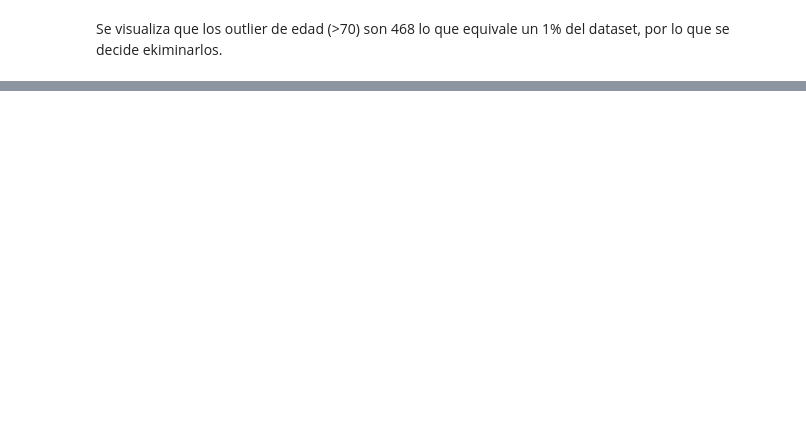
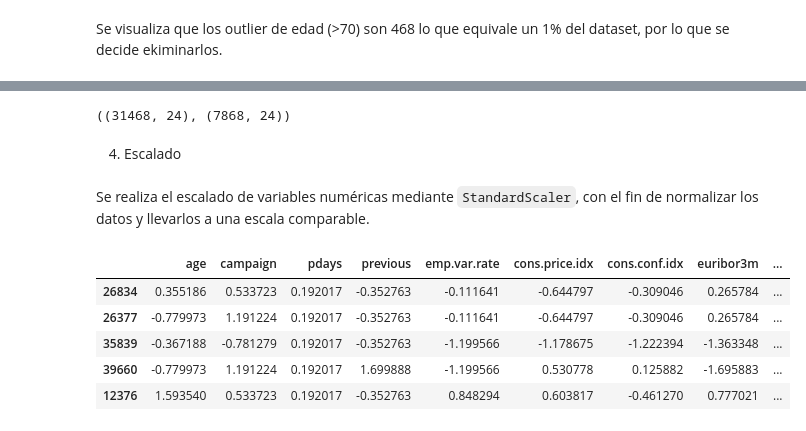
Before and after one commit to 4GeeksAcademy/machine-learning-python-template_regresion_logistica_melissahm, a Jupyter notebook: src/explore.ipynb, the cells around one changed output, grey strips where cells are left out. Cells and saved outputs as stored; diff of their text form; code cells hidden in the pictures; blank space fills up the shorter version.

```diff
--- a/src/explore.ipynb
+++ b/src/explore.ipynb
@@ -725,0 +749,3 @@ df = df[df["age"] < 70]
+# %%
+df = df[df["campaign"] < 9]
+df.shape
@@ -725,0 +840,13 @@ df = df[df["age"] < 70]
+# %%
+X=df.drop("y",axis=1)   #variable predictora
+y=df["y"]               #variable objetivo
+
+
+X_train, X_test, y_train, y_test = train_test_split(
+    X,
+    y,
+    test_size=0.2,
+    random_state=42
+)
+
+X_train.head()
@@ -725,0 +861,44 @@ df = df[df["age"] < 70]
+# %%
+X_train.shape, X_test.shape
+# %% [output]
+((31468, 24), (7868, 24))
+# %% [markdown]
+4. Escalado
+# %% [markdown]
+Se realiza el escalado de variables numéricas mediante `StandardScaler`, con el fin de normalizar los datos y llevarlos a una escala comparable.
+# %%
+#variables numéricas
+num_variables = [
+    "age",
+    "campaign",
+    "pdays",
+    "previous",
+    "emp.var.rate",
+    "cons.price.idx",
+    "cons.conf.idx",
+    "euribor3m",
+    "nr.employed",
+    "pdays_resumen"
+]
+# %%
+# instancio el escalador
+scaler = StandardScaler()
+
+# entreno el escalador con los datos de entrenamiento
+scaler.fit(X_train[num_variables])
+
+# aplico el escalador en amhos
+X_train_num_scal = scaler.transform(X_train[num_variables])
+X_train_num_scal = pd.DataFrame(X_train_num_scal, index = X_train.index, columns = num_variables)
+
+X_test_num_scal = scaler.transform(X_test[num_variables])
+X_test_num_scal = pd.DataFrame(X_test_num_scal, index = X_test.index, columns = num_variables)
+
+X_train_num_scal.head()
+# %% [output]
+|  | age | campaign | pdays | previous | emp.var.rate | cons.price.idx | cons.conf.idx | euribor3m | ... |
+| 26834 | 0.355186 | 0.533723 | 0.192017 | -0.352763 | -0.111641 | -0.644797 | -0.309046 | 0.265784 | ... |
+| 26377 | -0.779973 | 1.191224 | 0.192017 | -0.352763 | -0.111641 | -0.644797 | -0.309046 | 0.265784 | ... |
+| 35839 | -0.367188 | -0.781279 | 0.192017 | -0.352763 | -1.199566 | -1.178675 | -1.222394 | -1.363348 | ... |
+| 39660 | -0.779973 | 1.191224 | 0.192017 | 1.699888 | -1.199566 | 0.530778 | 0.125882 | -1.695883 | ... |
+| 12376 | 1.593540 | 0.533723 | 0.192017 | -0.352763 | 0.848294 | 0.603817 | -0.461270 | 0.777021 | ... |
```
Also changed, not shown: parts of 33 cells of this notebook.
